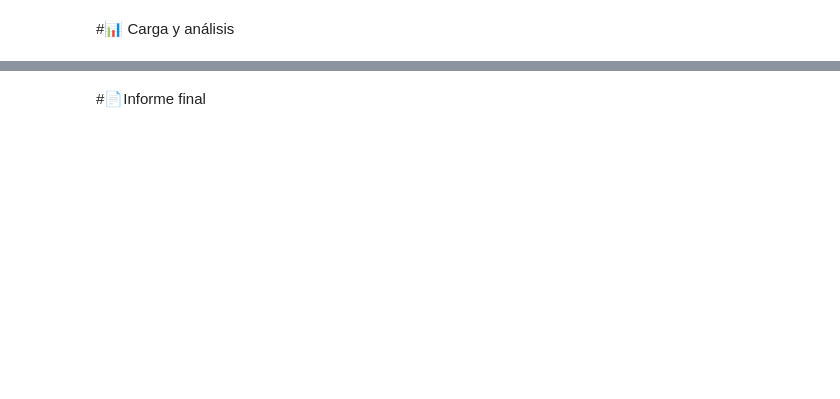
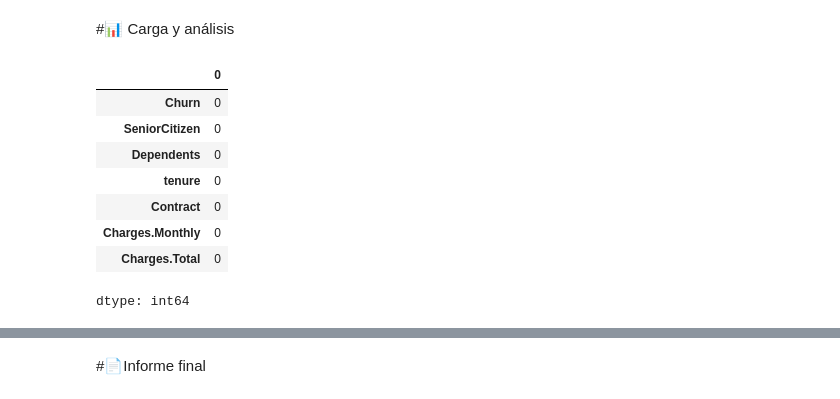
Before and after one commit to GisseYo/ChallengeTelecomX, a Jupyter notebook: TelecomX_LATAM.ipynb, the cells around one changed output, grey strips where cells are left out. Saved outputs shown, nothing was run; the diff lists cells and outputs as text; code cells hidden in the pictures; blank space fills up the shorter version.

```diff
--- a/TelecomX_LATAM.ipynb
+++ b/TelecomX_LATAM.ipynb
@@ -110,2 +147,14 @@ bd_ok
 # %% [markdown]
 #📊 Carga y análisis
+# %%
+bd_analisis.isnull().sum()
+# %% [output]
+|  | 0 |
+| Churn | 0 |
+| SeniorCitizen | 0 |
+| Dependents | 0 |
+| tenure | 0 |
+| Contract | 0 |
+| Charges.Monthly | 0 |
+| Charges.Total | 0 |
+dtype: int64
```
Also changed, not shown: parts of 4 cells of this notebook.
